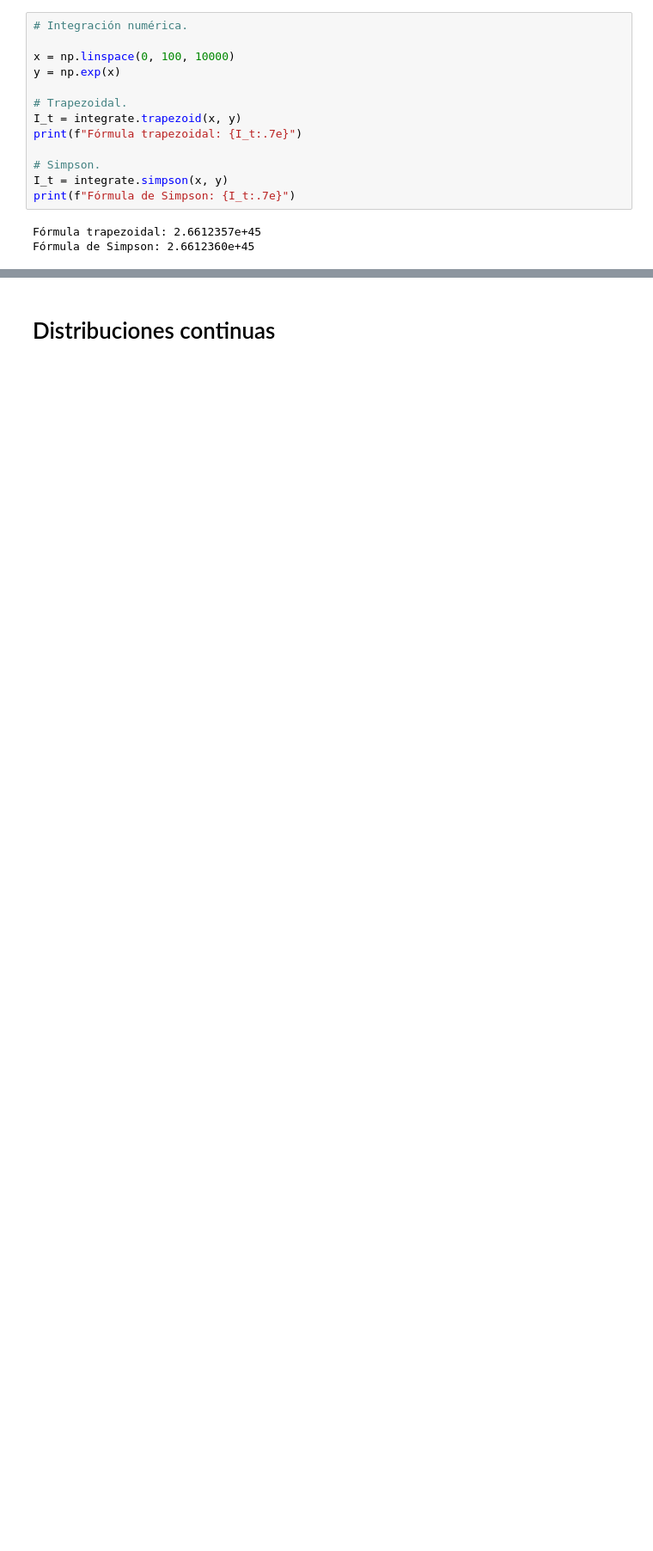
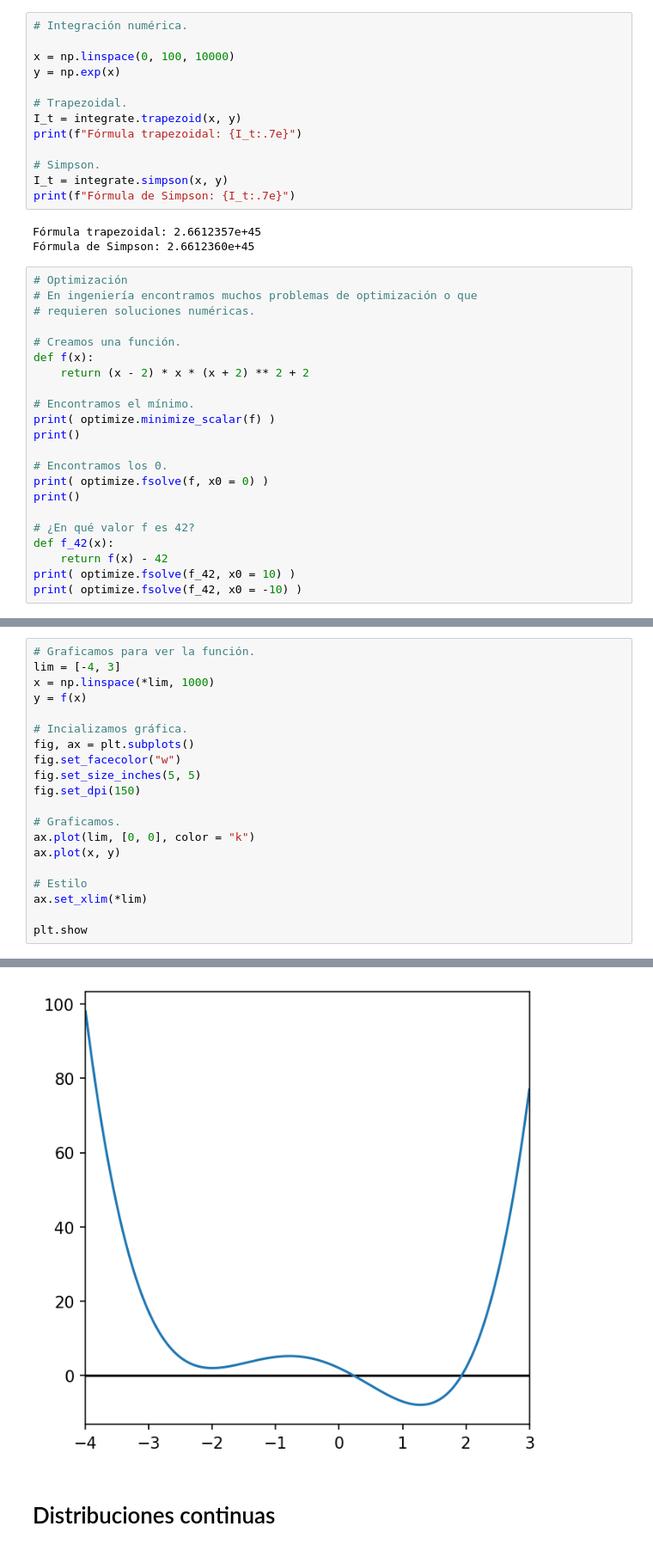
Before and after one commit to rodrigoms95/Hidro_sup, a Jupyter notebook: Clase 5/scipy.ipynb, the cells around one changed output, grey strips where cells are left out. Shown: that part at 86% size. Cells and saved outputs as stored; diff of their text form; blank space fills up the shorter version.

```diff
--- a/Clase 5/scipy.ipynb
+++ b/Clase 5/scipy.ipynb
@@ -29,3 +31,25 @@ print(f"Fórmula de Simpson: {I_t:.7e}")
 # %% [output]
 Fórmula trapezoidal: 2.6612357e+45
 Fórmula de Simpson: 2.6612360e+45
+# %%
+# Optimización
+# En ingeniería encontramos muchos problemas de optimización o que
+# requieren soluciones numéricas.
+
+# Creamos una función.
+def f(x):
+    return (x - 2) * x * (x + 2) ** 2 + 2
+
+# Encontramos el mínimo.
+print( optimize.minimize_scalar(f) )
+print()
+
+# Encontramos los 0.
+print( optimize.fsolve(f, x0 = 0) )
+print()
+
+# ¿En qué valor f es 42?
+def f_42(x):
+    return f(x) - 42
+print( optimize.fsolve(f_42, x0 = 10) )
+print( optimize.fsolve(f_42, x0 = -10) )
@@ -31,0 +67,21 @@ Fórmula de Simpson: 2.6612360e+45
+# %%
+# Graficamos para ver la función.
+lim = [-4, 3]
+x = np.linspace(*lim, 1000)
+y = f(x)
+
+# Incializamos gráfica.
+fig, ax = plt.subplots()
+fig.set_facecolor("w")
+fig.set_size_inches(5, 5)
+fig.set_dpi(150)
+
+# Graficamos.
+ax.plot(lim, [0, 0], color = "k")
+ax.plot(x, y)
+
+# Estilo
+ax.set_xlim(*lim)
+
+plt.show
+# %% [output]
@@ -32,3 +89,4 @@ Fórmula de Simpson: 2.6612360e+45
+[figure, added]
 # %% [markdown]
 # Distribuciones continuas
 # %%
```
Also changed, not shown: parts of 3 cells of this notebook, 2 other files.
